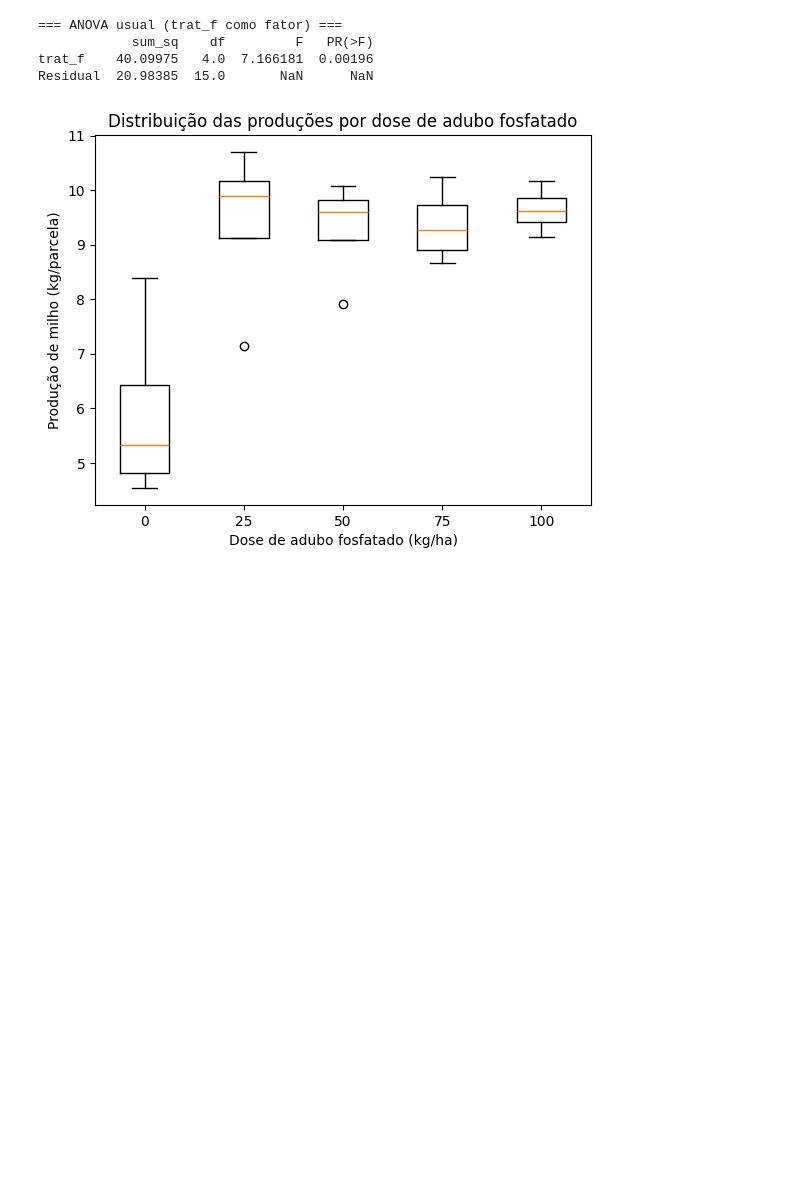
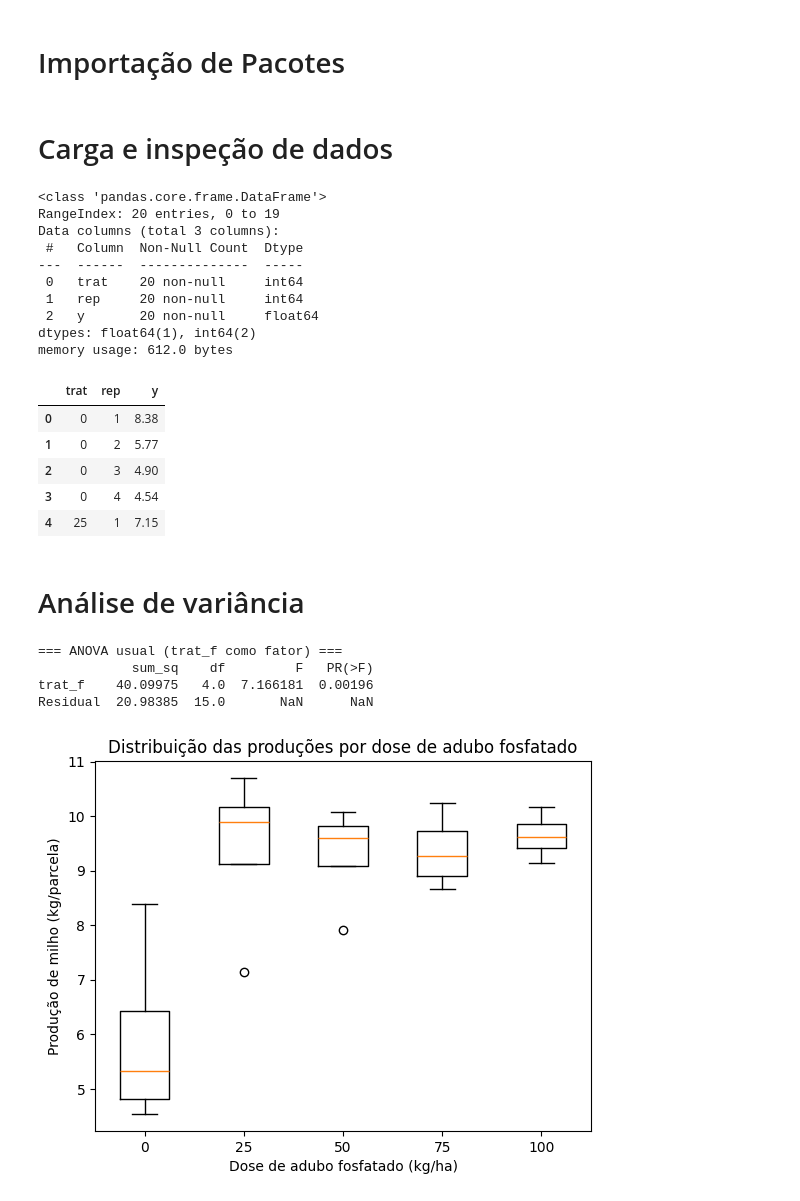
Before and after one commit to Sandrocamargo/biostatistics, a Jupyter notebook: python/bioe_06_Regressao_Linear_Polinomial.ipynb, the cells around one changed output. Cells and saved outputs as stored; diff of their text form; code cells hidden in the pictures; blank space fills up the shorter version.

```diff
--- a/python/bioe_06_Regressao_Linear_Polinomial.ipynb
+++ b/python/bioe_06_Regressao_Linear_Polinomial.ipynb
@@ -1 +12,3 @@
+# %% [markdown]
+# Importação de Pacotes
 # %%
@@ -13,9 +17,32 @@ import numpy as np
 import statsmodels.api as sm
 import statsmodels.formula.api as smf
 import matplotlib.pyplot as plt
+# %% [markdown]
+# Carga e inspeção de dados
 # %%
 # === 1. Leitura dos dados ===
 dados = pd.read_csv("https://raw.githubusercontent.com/Sandrocamargo/biostatistics/refs/heads/master/datasets/rl-adubo.txt", sep="\t", header=0)
+dados.info()
+dados.head()
+# %% [output]
+<class 'pandas.core.frame.DataFrame'>
+RangeIndex: 20 entries, 0 to 19
+Data columns (total 3 columns):
+ #   Column  Non-Null Count  Dtype
+---  ------  --------------  -----
+ 0   trat    20 non-null     int64
+ 1   rep     20 non-null     int64
+ 2   y       20 non-null     float64
+dtypes: float64(1), int64(2)
+memory usage: 612.0 bytes
+|  | trat | rep | y |
+| 0 | 0 | 1 | 8.38 |
+| 1 | 0 | 2 | 5.77 |
+| 2 | 0 | 3 | 4.90 |
+| 3 | 0 | 4 | 4.54 |
+| 4 | 25 | 1 | 7.15 |
+# %% [markdown]
+# Análise de variância
 # %%
 # === 2. ANOVA usual (tratamento como fator) ===
 dados["trat_f"] = dados["trat"].astype("category")
```
Also changed, not shown: parts of 6 cells of this notebook.
